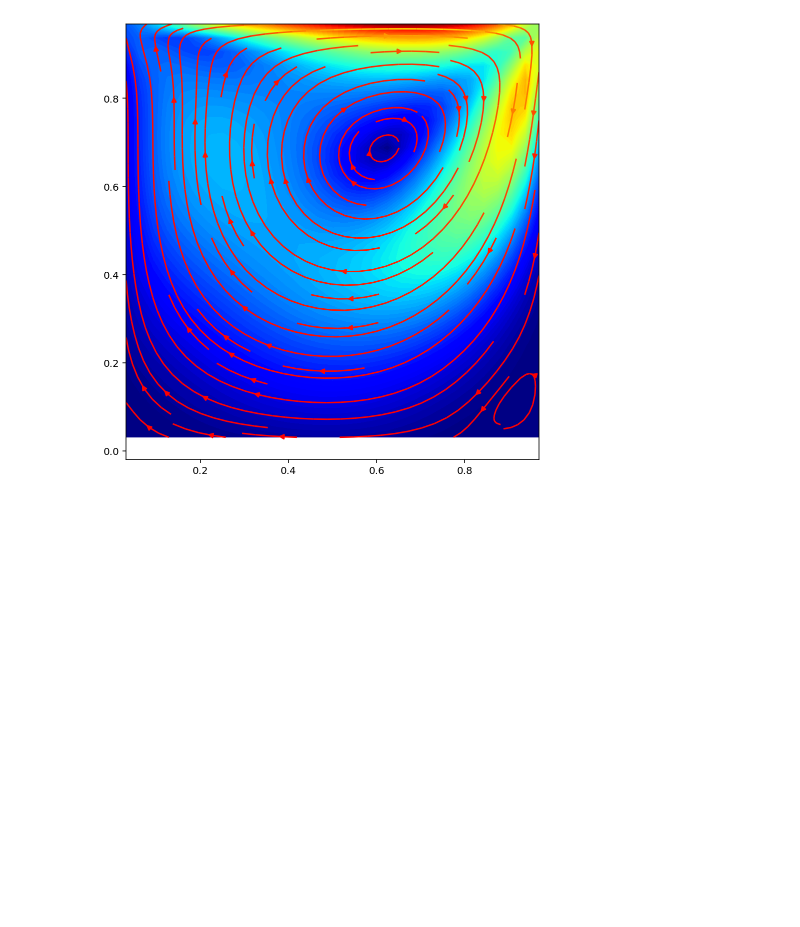
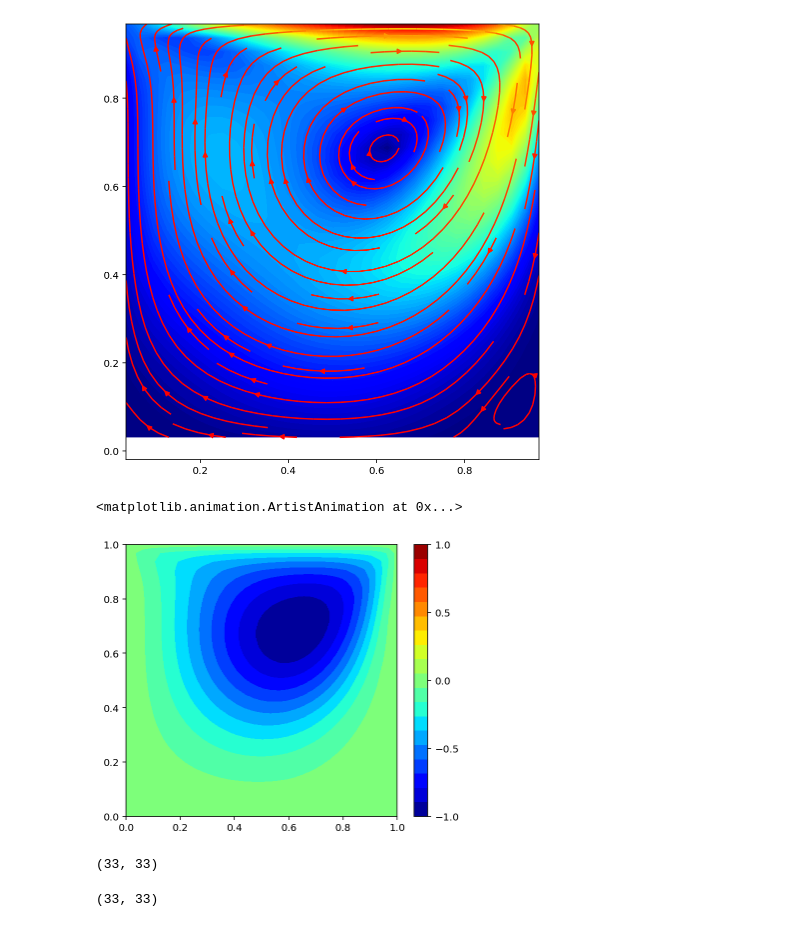
Before and after one commit to mattwilliams06/PythonCFD, a Jupyter notebook: uCFD/2D_vorticity_streamfunction.ipynb, the cells around one changed output. Saved outputs shown, nothing was run; the diff lists cells and outputs as text; code cells hidden in the pictures; blank space fills up the shorter version.

Commit message:
Added animations

```diff
--- a/uCFD/2D_vorticity_streamfunction.ipynb
+++ b/uCFD/2D_vorticity_streamfunction.ipynb
@@ -170,3 +170,34 @@ ax.set_xlim([xx[0,1],xx[0,-2]])
 ax.set_aspect(1)
 # %% [output]
 [figure]
+# %%
+ims = []
+fig = plt.figure(figsize=(6.1,5), facecolor='w')
+levs = np.linspace(-1,1,20)
+t = 0.0
+i = 0
+for solution in psisol:
+    if (i%10==0): # output frequency for frames
+        im = plt.contourf(xx,yy,solution,cmap=cm.jet, levels=levs)
+        ims.append(im.collections)
+    i+=1
+    t += dt
+
+cbar = plt.colorbar()
+plt.clim(-1,1)
+cbar.set_ticks(np.linspace(-1,1,5))
+ani = animation.ArtistAnimation(fig, ims, interval=35, blit=True,
+                                repeat_delay=1000)
+# ani.save('ftus.mp4')
+ani
+# %% [output]
+<matplotlib.animation.ArtistAnimation at 0x...>
+[figure, added]
+# %%
+xx.shape
+# %% [output]
+(33, 33)
+# %%
+psisol[0].shape
+# %% [output]
+(33, 33)
```
Also changed, not shown: parts of 1 cell of this notebook, 1 other file.
